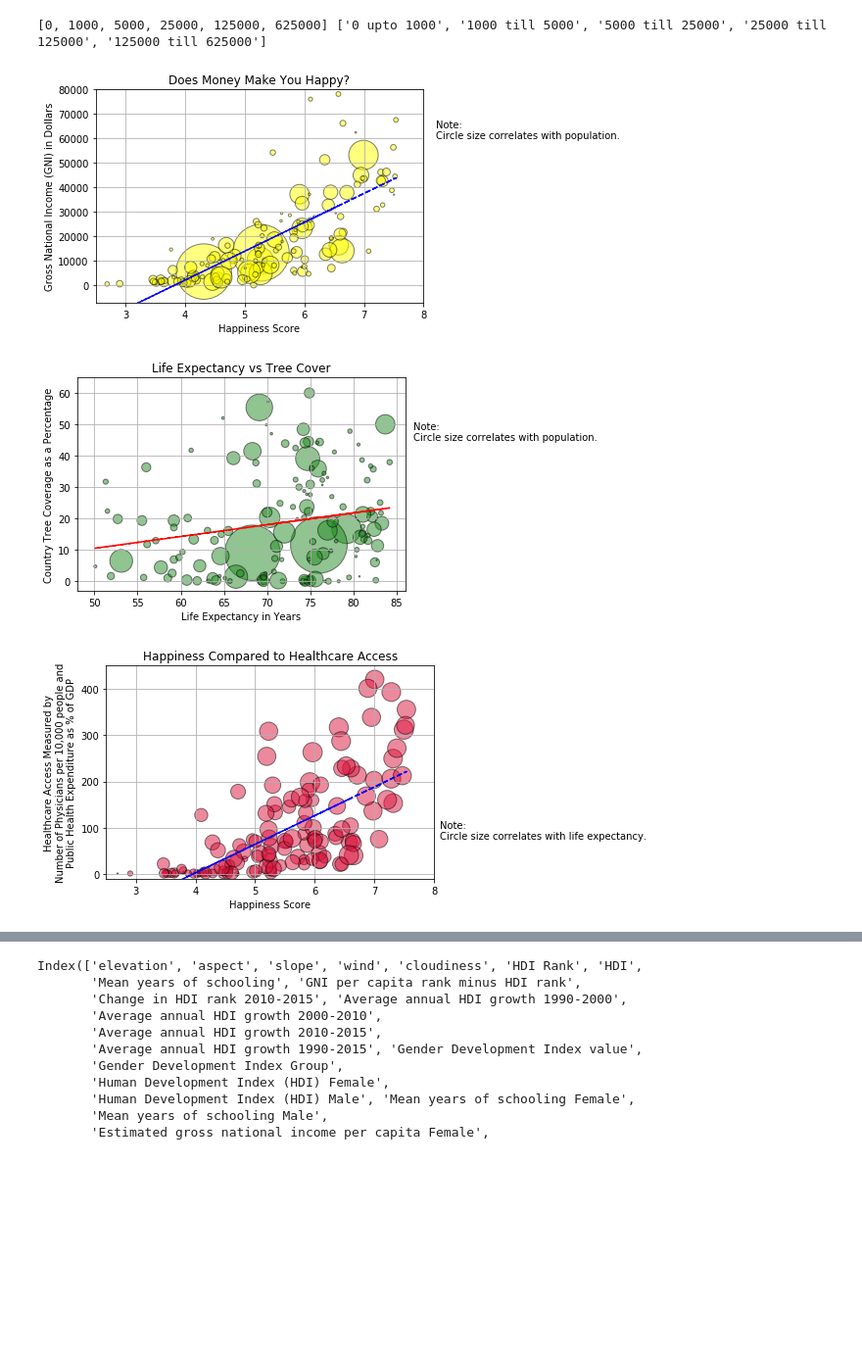
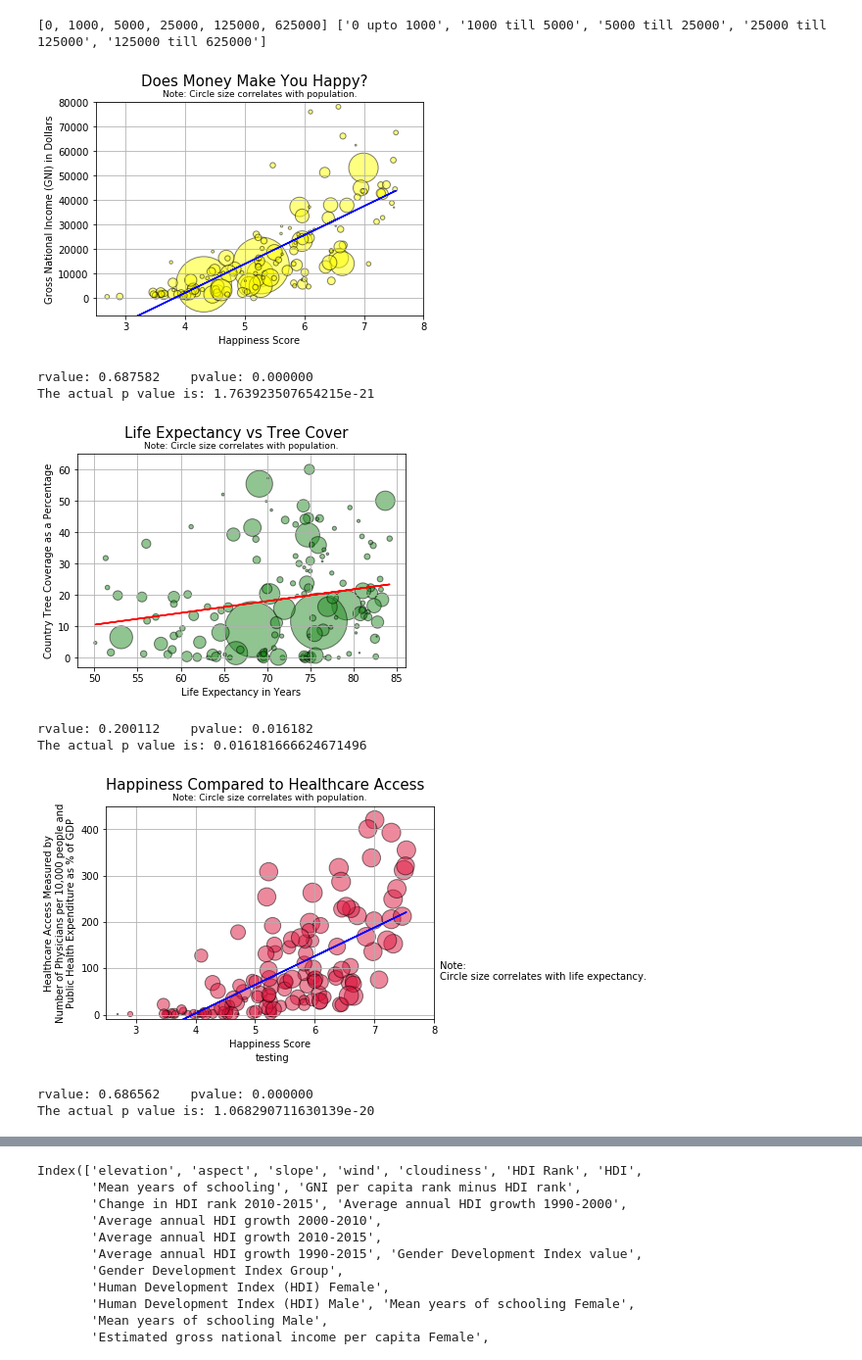
Before and after one commit to ffidai/Project1, a Jupyter notebook: HappinessV1.ipynb, the cells around one changed output, grey strips where cells are left out. Shown at 98% size. Drawn from its saved outputs; the diff is of its cells as text; code cells hidden in the pictures; blank space fills up the shorter version.

Commit message:
cleaned up charts

```diff
--- a/HappinessV1.ipynb
+++ b/HappinessV1.ipynb
@@ -49,31 +50,37 @@ combineddf1.to_excel('converted.xls')
 # %% [output]
 [0, 1000, 5000, 25000, 125000, 625000] ['0 upto 1000', '1000 till 5000', '5000 till 25000', '25000 till 125000', '125000 till 625000']
 # %%
+# Are people happier in countries with a higher GDP per capita?
+
 happy = combineddf1["Happiness.Score"]
 gni = combineddf1["Gross national income (GNI) per capita"]
 population = combineddf1["Total Population (millions) 2015"]
 
 plt.scatter(happy, gni, marker="o", facecolors="yellow", edgecolors="black", s=(population**0.9)*5, alpha=0.5)
 
 plt.grid()
-plt.title("Does Money Make You Happy?")
+plt.suptitle("Does Money Make You Happy?", fontsize = 15, verticalalignment = "top")
+plt.title("\nNote: Circle size correlates with population.", fontsize = 9, verticalalignment = "baseline")
 plt.xlabel("Happiness Score")
 plt.ylabel("Gross National Income (GNI) in Dollars")
 plt.ylim(-7000, 80000)
 plt.xlim(2.5,8)
 
-plt.text(8.2,60000,"Note:\nCircle size correlates with population.")
-
-
+plt.savefig("Happiness Compared to GNI.png")
 
 z = np.polyfit(happy, gni, 1)
 p = np.poly1d(z)
-plt.plot(happy,p(happy),"b--")
+plt.plot(happy,p(happy),"b-")
 
-plt.savefig("Happiness Compared to GNI.png")
 plt.show()
+
+slope1, intercept1, rvalue1, pvalue1, stderr1 = stats.linregress(happy, gni)
+print("rvalue: %f    pvalue: %f" % (rvalue1, pvalue1))
+print(F"The actual p value is: {pvalue1}")
 # %% [output]
-[figure, old version]
+[figure, new version]
+rvalue: 0.687582    pvalue: 0.000000
+The actual p value is: 1.763923507654215e-21
 # %%
 # Do people in countries with more tree cover live longer?
 
@@ -84,24 +91,28 @@ population = combineddf1["Total Population (millions) 2015"]
 plt.scatter(longevity, trees, marker="o", facecolors="forestgreen", edgecolors="black", s=(population**0.9)*5, alpha=0.5)
 
 plt.grid()
-plt.title("Life Expectancy vs Tree Cover")
+plt.suptitle("Life Expectancy vs Tree Cover", fontsize = 15, verticalalignment = "top")
+plt.title("\nNote: Circle size correlates with population.", fontsize = 9, verticalalignment = "baseline")
 plt.xlabel("Life Expectancy in Years")
 plt.ylabel("Country Tree Coverage as a Percentage")
 plt.ylim(-3, 65)
 plt.xlim(48,86)
-plt.text(87,45,"Note:\nCircle size correlates with population.")
 
-
+plt.savefig("Life Expectancy Compared to Tree Cover.png")
 
 z = np.polyfit(longevity, trees, 1)
 p = np.poly1d(z)
-plt.plot(longevity,p(longevity),"r--")
-
-plt.savefig("Life Expectancy Compared to Tree Cover.png")
+plt.plot(longevity,p(longevity),"r-")
 
 plt.show()
+
+slope2, intercept2, rvalue2, pvalue2, stderr2 = stats.linregress(longevity, trees)
+print("rvalue: %f    pvalue: %f" % (rvalue2, pvalue2))
+print(F"The actual p value is: {pvalue2}")
 # %% [output]
-[figure, old version]
+[figure, new version]
+rvalue: 0.200112    pvalue: 0.016182
+The actual p value is: 0.016181666624671496
 # %%
 # Are healthier people happier?
 
@@ -120,23 +131,31 @@ population2 = healthdf2["Total Population (millions) 2015"]
 plt.scatter(happy2, health, marker="o", facecolors="crimson", edgecolors="black", s=(longevity2-50)**1.7, alpha=0.5)
 
 plt.grid()
-plt.title("Happiness Compared to Healthcare Access")
+plt.suptitle("Happiness Compared to Healthcare Access", fontsize = 15, verticalalignment = "top")
+plt.title("\nNote: Circle size correlates with population.", fontsize = 9, verticalalignment = "baseline")
 plt.xlabel("Happiness Score")
 plt.ylabel("Healthcare Access Measured by\nNumber of Physicians per 10,000 people and\nPublic Health Expenditure as % of GDP")
 plt.ylim(-10, 450)
 plt.xlim(2.5,8)
 plt.text(8.1,75,"Note:\nCircle size correlates with life expectancy.")
 
-
+plt.savefig("Happiness Compared to Access to Healthcare.png")
 
 z = np.polyfit(happy2, health, 1)
 p = np.poly1d(z)
-plt.plot(happy2,p(happy2),"b--")
+plt.plot(happy2,p(happy2),"b-")
 
-plt.savefig("Happiness Compared to Access to Healthcare.png")
+plt.text(5, -100, "testing")
+
 plt.show()
+
+slope3, intercept3, rvalue3, pvalue3, stderr3 = stats.linregress(happy2, health)
+print("rvalue: %f    pvalue: %f" % (rvalue3, pvalue3))
+print(F"The actual p value is: {pvalue3}")
 # %% [output]
-[figure, old version]
+[figure, new version]
+rvalue: 0.686562    pvalue: 0.000000
+The actual p value is: 1.068290711630139e-20
 # %%
 # Are people in countries with an above average GPD more generous
 
```
Also changed, not shown: parts of 10 cells of this notebook, 7 other files.
